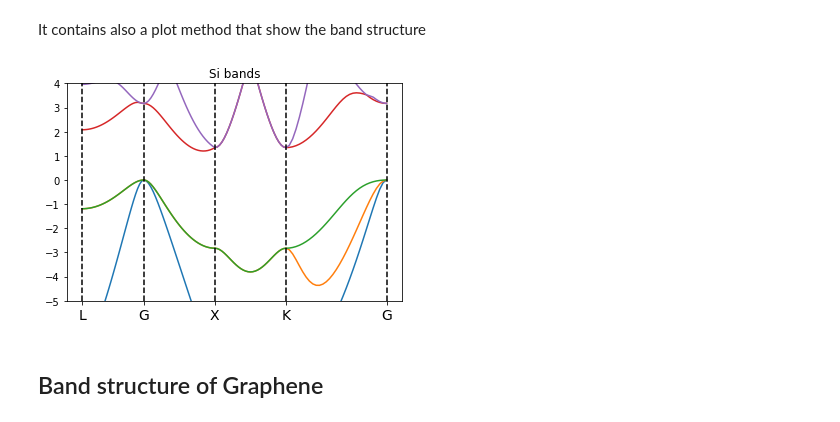
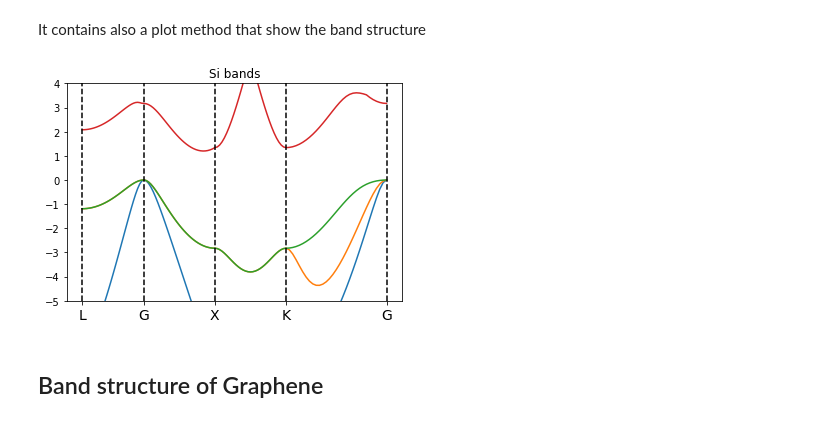
Before and after one commit to marcodalessandro76/MPPI, a Jupyter notebook: sphinx_source/tutorials/Analysis_BandStructure.ipynb, the cells around one changed output. Cells and saved outputs as stored; diff of their text form; code cells hidden in the pictures.

```diff
--- a/sphinx_source/tutorials/Analysis_BandStructure.ipynb
+++ b/sphinx_source/tutorials/Analysis_BandStructure.ipynb
@@ -9,7 +9,7 @@ import os
 import numpy as np
 # %%
 omp = 1
-mpi_run = 'mpirun -np 8'
+mpi = 8
 # %% [markdown]
 # Analysis of the band structure with QuantumESPRESSO
 # %%
@@ -223,7 +223,7 @@ inp.set_energy_cutoff(60)
 inp.set_kpoints(points=[6,6,6])
 #inp
 # %%
-code = C.QeCalculator(omp=omp,mpi_run=mpi_run,skip=True)
+code = C.QeCalculator(omp=omp,mpi=mpi,skip=True)
 # %% [output]
 Initialize a parallel QuantumESPRESSO calculator with scheduler direct
 # %%
@@ -270,10 +270,10 @@ It contains also a plot method that show the band structure
 # %%
 %matplotlib inline
 plt.title('Si bands')
 plt.ylim(-5,4)
-bands_si.plot(plt,selection=[1,2,3,4,5])
+bands_si.plot(plt,selection=[1,2,3,4])
 # %% [output]
-[figure, old version]
+[figure, new version]
 # %% [markdown]
 ## Band structure of Graphene
 # %%
```
Also changed, not shown: parts of 14 cells of this notebook, 8 other files.
